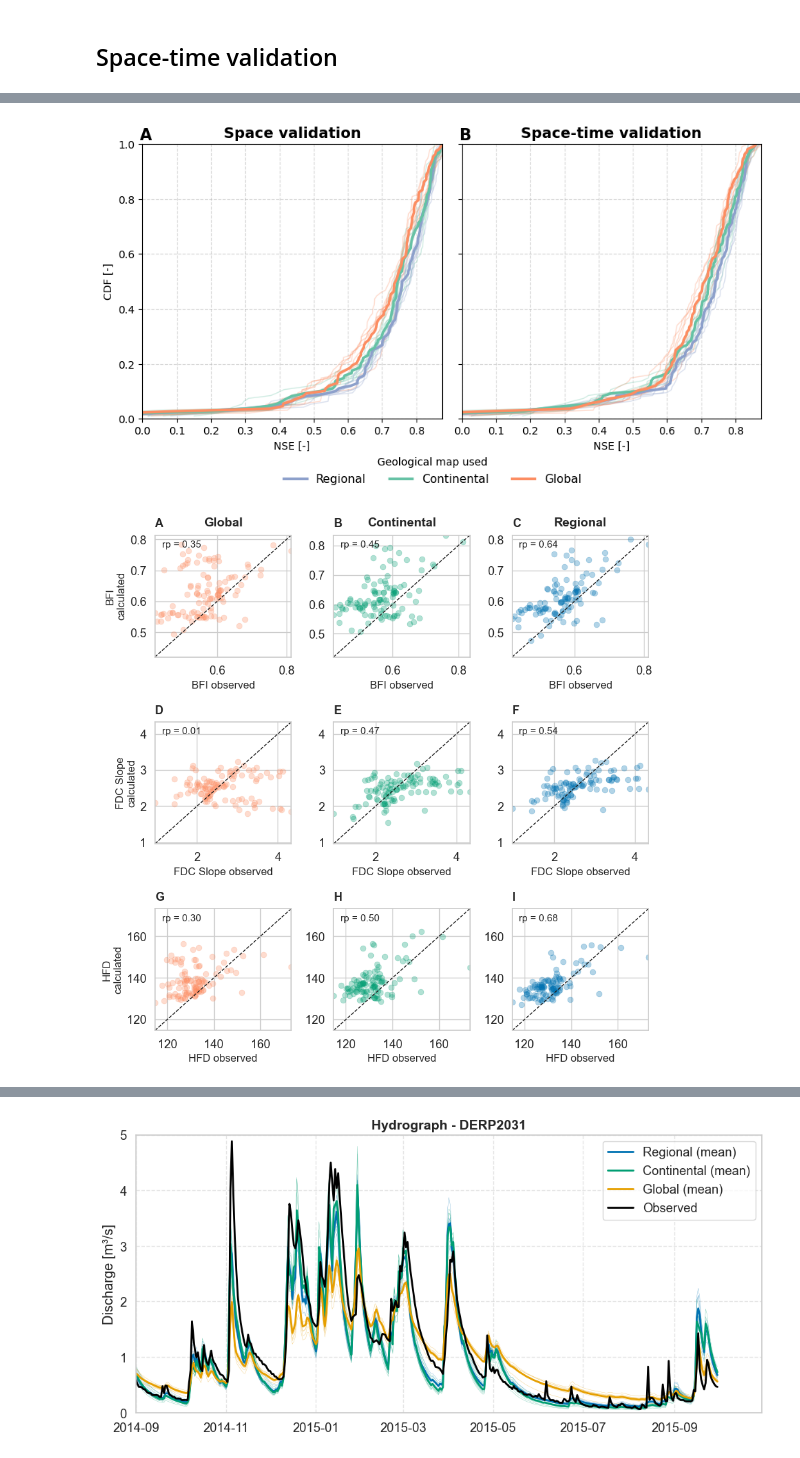
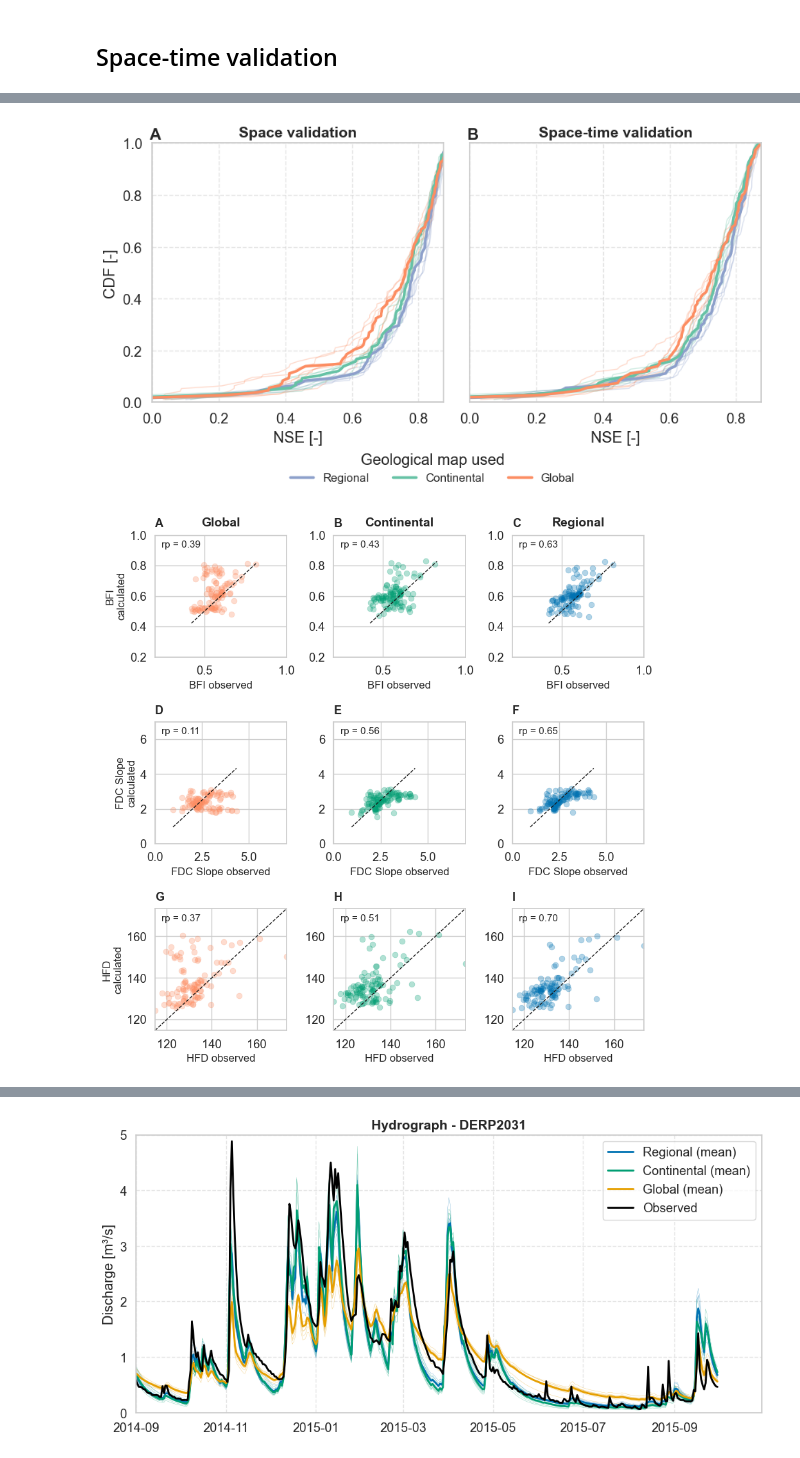
Before and after one commit to thiagovmdon/estreams_superflexpy, a Jupyter notebook: code/moselle_c_modelling_distributed_3_geologies_groups_new.ipynb, the cells around one changed output, grey strips where cells are left out. Cells and saved outputs as stored; diff of their text form; code cells hidden in the pictures.

```diff
--- a/code/moselle_c_modelling_distributed_3_geologies_groups_new.ipynb
+++ b/code/moselle_c_modelling_distributed_3_geologies_groups_new.ipynb
@@ -945,7 +945,7 @@ dict_keys(['moselle_best_params_regi_Group_1', 'moselle_best_params_regi_Group_2
 # %%
 data_diff_cal_complete_dict = {}
 
-groups_list = [1,2,3,4,5,6,7]
+groups_list = [1,2,4,5,6,7]
 
 for number_group in groups_list:
 
@@ -1273,7 +1275,7 @@ for key in tqdm.tqdm(output_regional_dict_val):
 # %%
 data_diff_val_complete_dict = {}
 
-groups_list = [1,2,3,4,5,6,7]
+groups_list = [1,2,4,5,6,7]
 
 for number_group in groups_list:
 
@@ -1437,11 +1439,11 @@ fig.legend(handles, labels, title="Geological map used", loc='lower center', nco
 
 # Final layout
 plt.tight_layout(rect=[0, 0.08, 1, 1])
-plt.savefig("results/figs/cdfs.png", dpi=300)  # You can change the filename or format (e.g., .pdf, .svg)
+plt.savefig(r"C:\Users\nascimth\OneDrive - Eawag\Eawag\Papers\Moselle_superflexpy\GitHub\estreams_superflexpy\results\figs\cdfs.png", dpi=300)  # You can change the filename or format (e.g., .pdf, .svg)
 
 plt.show()
 # %% [output]
-[figure, old version]
+[figure, new version]
 # %%
 import matplotlib.pyplot as plt
 import seaborn as sns
@@ -1495,35 +1497,54 @@ for row, (metric, row_title) in enumerate(zip(metrics, metric_titles)):
         if col == 0:
             ax.set_ylabel(f"{row_title}\ncalculated", fontsize=12)
         else:
             ax.set_ylabel("")
 
         ax.set_xlabel(f"{row_title} observed", fontsize=12)
 
         # Pearson correlation
         R = data_diff_val_complete[[var_obs, var_pred]].corr(method="pearson").iloc[0, 1]
         ax.text(
             0.05, 0.9, f"rp = {R:.2f}", transform=ax.transAxes,
             fontsize=11, bbox=dict(facecolor='none', alpha=0.6, edgecolor='none')
         )
 
         # Subplot letter (A, B, C, ...)
         subplot_idx = row * 3 + col
         ax.text(
             -0.00, 1.14, f"{letters[subplot_idx]}", transform=ax.transAxes,
             fontsize=13, fontweight='bold', va='top', ha='left'
         )
 
         ax.set_xlim(xy_min, xy_max)
         ax.set_ylim(xy_min, xy_max)
 
+axs[0, 0].set_xlim(0.2, 1)
+axs[0, 0].set_ylim(0.2, 1)
+
+axs[0, 1].set_xlim(0.2, 1)
+axs[0, 1].set_ylim(0.2, 1)
+
+axs[0, 2].set_xlim(0.2, 1)
+axs[0, 2].set_ylim(0.2, 1)
+
+
+axs[1, 0].set_xlim(0, 7)
+axs[1, 0].set_ylim(0, 7)
+
+axs[1, 1].set_xlim(0, 7)
+axs[1, 1].set_ylim(0, 7)
+
+axs[1, 2].set_xlim(0, 7)
+axs[1, 2].set_ylim(0, 7)
+
 # Improve spacing
 plt.tight_layout()
 plt.subplots_adjust(top=0.94)
-plt.savefig("results/figs/signatures.png", dpi=300)  # You can change the filename or format (e.g., .pdf, .svg)
+plt.savefig(r"C:\Users\nascimth\OneDrive - Eawag\Eawag\Papers\Moselle_superflexpy\GitHub\estreams_superflexpy\results\figs\signatures.png", dpi=300)  # You can change the filename or format (e.g., .pdf, .svg)
 
 plt.show()
 # %% [output]
-[figure, old version]
+[figure, new version]
 # %%
 import matplotlib.pyplot as plt
 import seaborn as sns
```
Also changed, not shown: parts of 6 cells of this notebook.
